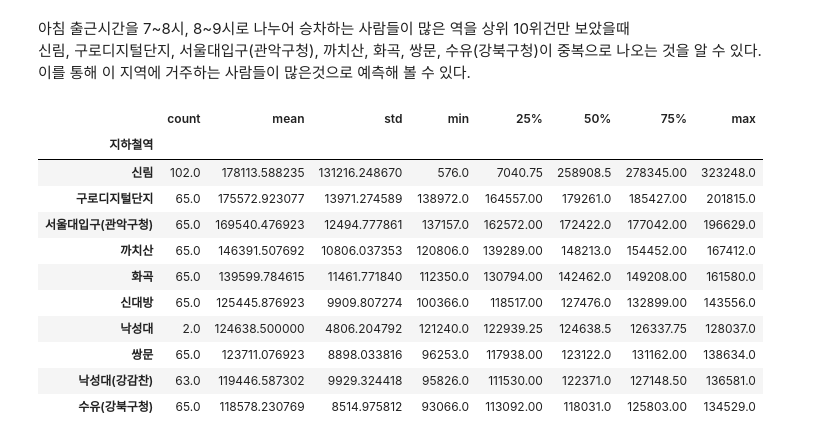
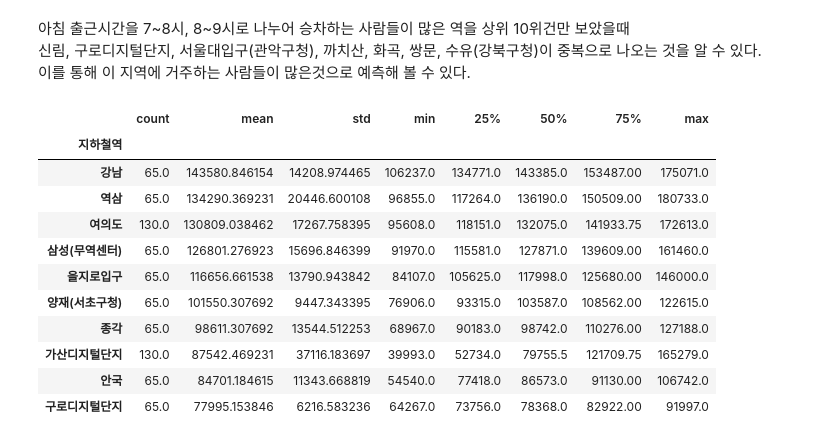
Before and after one commit to Telkem/hipython_rep, a Jupyter notebook: 2_data_anal_subways/보고서.ipynb, the cells around one changed output. Drawn from its saved outputs; the diff is of its cells as text; code cells hidden in the pictures.

```diff
--- a/2_data_anal_subways/보고서.ipynb
+++ b/2_data_anal_subways/보고서.ipynb
@@ -108,16 +108,17 @@ subways_df.groupby('지하철역')['08시-09시 승차인원'].describe().sort_v
 신림, 구로디지털단지, 서울대입구(관악구청), 까치산, 화곡, 쌍문, 수유(강북구청)이 중복으로 나오는 것을 알 수 있다.<br>
 이를 통해 이 지역에 거주하는 사람들이 많은것으로 예측해 볼 수 있다.
 # %%
+subways_df.groupby('지하철역')['07시-08시 하차인원'].describe().sort_values('mean',ascending=False).head(10)
 # %% [output]
 |  | count | mean | std | min | 25% | 50% | 75% | max |
 | 지하철역 |  |  |  |  |  |  |  |  |
-| 신림 | 102.0 | 178113.588235 | 131216.248670 | 576.0 | 7040.75 | 258908.5 | 278345.00 | 323248.0 |
-| 구로디지털단지 | 65.0 | 175572.923077 | 13971.274589 | 138972.0 | 164557.00 | 179261.0 | 185427.00 | 201815.0 |
-| 서울대입구(관악구청) | 65.0 | 169540.476923 | 12494.777861 | 137157.0 | 162572.00 | 172422.0 | 177042.00 | 196629.0 |
-| 까치산 | 65.0 | 146391.507692 | 10806.037353 | 120806.0 | 139289.00 | 148213.0 | 154452.00 | 167412.0 |
-| 화곡 | 65.0 | 139599.784615 | 11461.771840 | 112350.0 | 130794.00 | 142462.0 | 149208.00 | 161580.0 |
-| 신대방 | 65.0 | 125445.876923 | 9909.807274 | 100366.0 | 118517.00 | 127476.0 | 132899.00 | 143556.0 |
-| 낙성대 | 2.0 | 124638.500000 | 4806.204792 | 121240.0 | 122939.25 | 124638.5 | 126337.75 | 128037.0 |
-| 쌍문 | 65.0 | 123711.076923 | 8898.033816 | 96253.0 | 117938.00 | 123122.0 | 131162.00 | 138634.0 |
-| 낙성대(강감찬) | 63.0 | 119446.587302 | 9929.324418 | 95826.0 | 111530.00 | 122371.0 | 127148.50 | 136581.0 |
-| 수유(강북구청) | 65.0 | 118578.230769 | 8514.975812 | 93066.0 | 113092.00 | 118031.0 | 125803.00 | 134529.0 |
+| 강남 | 65.0 | 143580.846154 | 14208.974465 | 106237.0 | 134771.0 | 143385.0 | 153487.00 | 175071.0 |
+| 역삼 | 65.0 | 134290.369231 | 20446.600108 | 96855.0 | 117264.0 | 136190.0 | 150509.00 | 180733.0 |
+| 여의도 | 130.0 | 130809.038462 | 17267.758395 | 95608.0 | 118151.0 | 132075.0 | 141933.75 | 172613.0 |
+| 삼성(무역센터) | 65.0 | 126801.276923 | 15696.846399 | 91970.0 | 115581.0 | 127871.0 | 139609.00 | 161460.0 |
+| 을지로입구 | 65.0 | 116656.661538 | 13790.943842 | 84107.0 | 105625.0 | 117998.0 | 125680.00 | 146000.0 |
+| 양재(서초구청) | 65.0 | 101550.307692 | 9447.343395 | 76906.0 | 93315.0 | 103587.0 | 108562.00 | 122615.0 |
+| 종각 | 65.0 | 98611.307692 | 13544.512253 | 68967.0 | 90183.0 | 98742.0 | 110276.00 | 127188.0 |
+| 가산디지털단지 | 130.0 | 87542.469231 | 37116.183697 | 39993.0 | 52734.0 | 79755.5 | 121709.75 | 165279.0 |
+| 안국 | 65.0 | 84701.184615 | 11343.668819 | 54540.0 | 77418.0 | 86573.0 | 91130.00 | 106742.0 |
+| 구로디지털단지 | 65.0 | 77995.153846 | 6216.583236 | 64267.0 | 73756.0 | 78368.0 | 82922.00 | 91997.0 |
```
Also changed, not shown: parts of 9 cells of this notebook, 1 other file.
